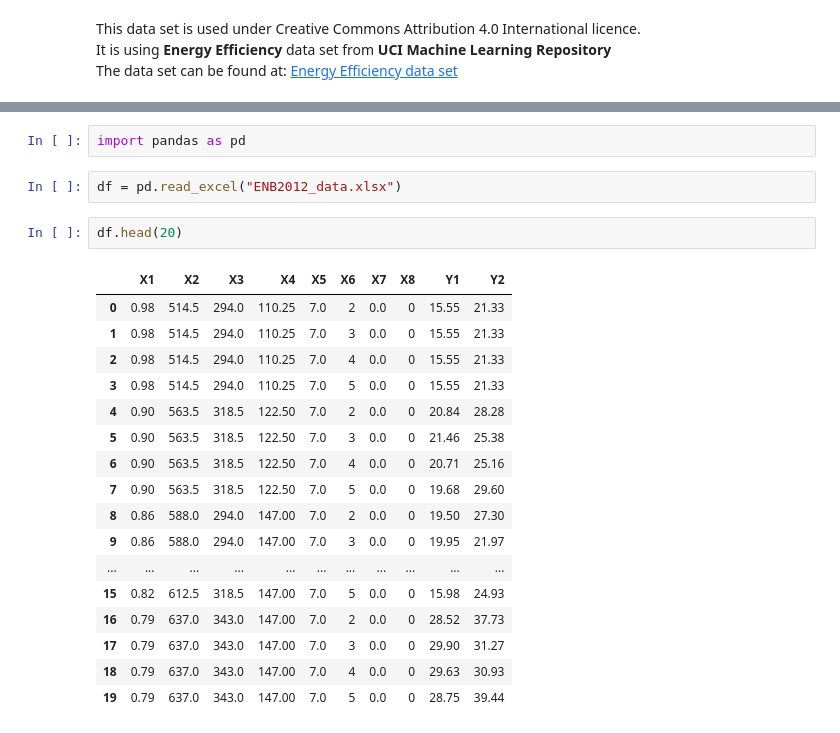
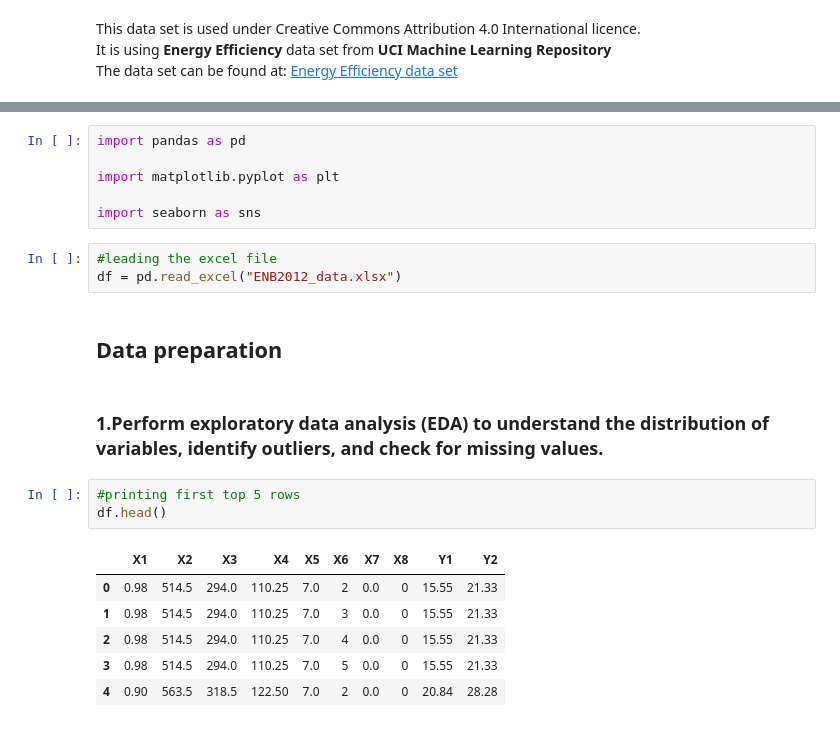
Before and after one commit to dalimvc/Regression-Models, a Jupyter notebook: 24-AS1-b21dalmi.ipynb, the cells around one changed output, grey strips where cells are left out. Saved outputs shown, nothing was run; the diff lists cells and outputs as text.

```diff
--- a/24-AS1-b21dalmi.ipynb
+++ b/24-AS1-b21dalmi.ipynb
@@ -13,25 +13,24 @@ The data set can be found at: <a href ="https://archive.ics.uci.edu/dataset/242/
 Source: Tsanas, A., & Xifara, A. (2012). Energy Efficiency Data Set. UCI Machine Learning Repository. Retrieved from https://archive.ics.uci.edu/ml/datasets/Energy+Efficiency
 # %%
 import pandas as pd
+
+import matplotlib.pyplot as plt
+
+import seaborn as sns
 # %%
+#leading the excel file
 df = pd.read_excel("ENB2012_data.xlsx")
-# %%
-df.head(20)
-# %% [output]
-|  | X1 | X2 | X3 | X4 | X5 | X6 | X7 | X8 | Y1 | Y2 |
-| 0 | 0.98 | 514.5 | 294.0 | 110.25 | 7.0 | 2 | 0.0 | 0 | 15.55 | 21.33 |
-| 1 | 0.98 | 514.5 | 294.0 | 110.25 | 7.0 | 3 | 0.0 | 0 | 15.55 | 21.33 |
-| 2 | 0.98 | 514.5 | 294.0 | 110.25 | 7.0 | 4 | 0.0 | 0 | 15.55 | 21.33 |
-| 3 | 0.98 | 514.5 | 294.0 | 110.25 | 7.0 | 5 | 0.0 | 0 | 15.55 | 21.33 |
-| 4 | 0.90 | 563.5 | 318.5 | 122.50 | 7.0 | 2 | 0.0 | 0 | 20.84 | 28.28 |
-| 5 | 0.90 | 563.5 | 318.5 | 122.50 | 7.0 | 3 | 0.0 | 0 | 21.46 | 25.38 |
-| 6 | 0.90 | 563.5 | 318.5 | 122.50 | 7.0 | 4 | 0.0 | 0 | 20.71 | 25.16 |
-| 7 | 0.90 | 563.5 | 318.5 | 122.50 | 7.0 | 5 | 0.0 | 0 | 19.68 | 29.60 |
-| 8 | 0.86 | 588.0 | 294.0 | 147.00 | 7.0 | 2 | 0.0 | 0 | 19.50 | 27.30 |
-| 9 | 0.86 | 588.0 | 294.0 | 147.00 | 7.0 | 3 | 0.0 | 0 | 19.95 | 21.97 |
-| ... | ... | ... | ... | ... | ... | ... | ... | ... | ... | ... |
-| 15 | 0.82 | 612.5 | 318.5 | 147.00 | 7.0 | 5 | 0.0 | 0 | 15.98 | 24.93 |
-| 16 | 0.79 | 637.0 | 343.0 | 147.00 | 7.0 | 2 | 0.0 | 0 | 28.52 | 37.73 |
-| 17 | 0.79 | 637.0 | 343.0 | 147.00 | 7.0 | 3 | 0.0 | 0 | 29.90 | 31.27 |
-| 18 | 0.79 | 637.0 | 343.0 | 147.00 | 7.0 | 4 | 0.0 | 0 | 29.63 | 30.93 |
-| 19 | 0.79 | 637.0 | 343.0 | 147.00 | 7.0 | 5 | 0.0 | 0 | 28.75 | 39.44 |
+# %% [markdown]
+<h2>Data preparation</h2>
+# %% [markdown]
+<h3>1.Perform exploratory data analysis (EDA) to understand the distribution of variables, identify outliers, and check for missing values.</h3>
+# %%
+#printing first top 5 rows
+df.head()
+# %% [output]
+|  | X1 | X2 | X3 | X4 | X5 | X6 | X7 | X8 | Y1 | Y2 |
+| 0 | 0.98 | 514.5 | 294.0 | 110.25 | 7.0 | 2 | 0.0 | 0 | 15.55 | 21.33 |
+| 1 | 0.98 | 514.5 | 294.0 | 110.25 | 7.0 | 3 | 0.0 | 0 | 15.55 | 21.33 |
+| 2 | 0.98 | 514.5 | 294.0 | 110.25 | 7.0 | 4 | 0.0 | 0 | 15.55 | 21.33 |
+| 3 | 0.98 | 514.5 | 294.0 | 110.25 | 7.0 | 5 | 0.0 | 0 | 15.55 | 21.33 |
+| 4 | 0.90 | 563.5 | 318.5 | 122.50 | 7.0 | 2 | 0.0 | 0 | 20.84 | 28.28 |
```
Also changed, not shown: parts of 5 cells of this notebook.
